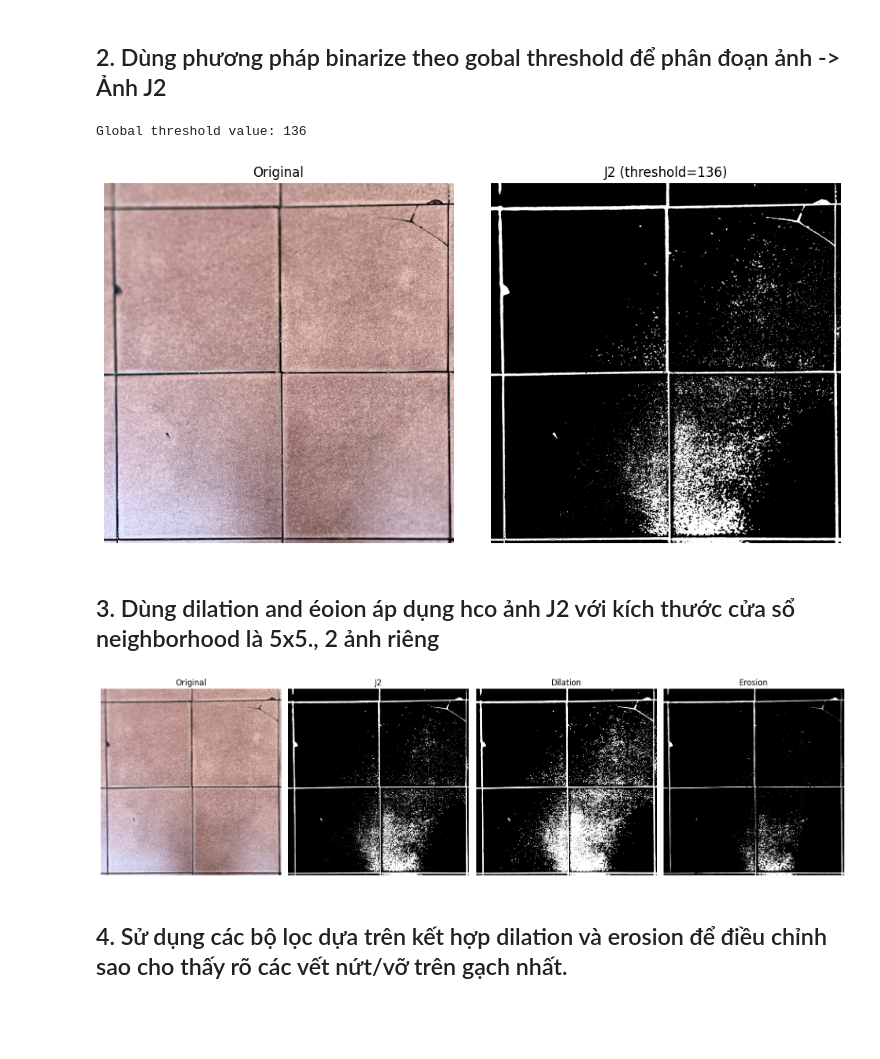
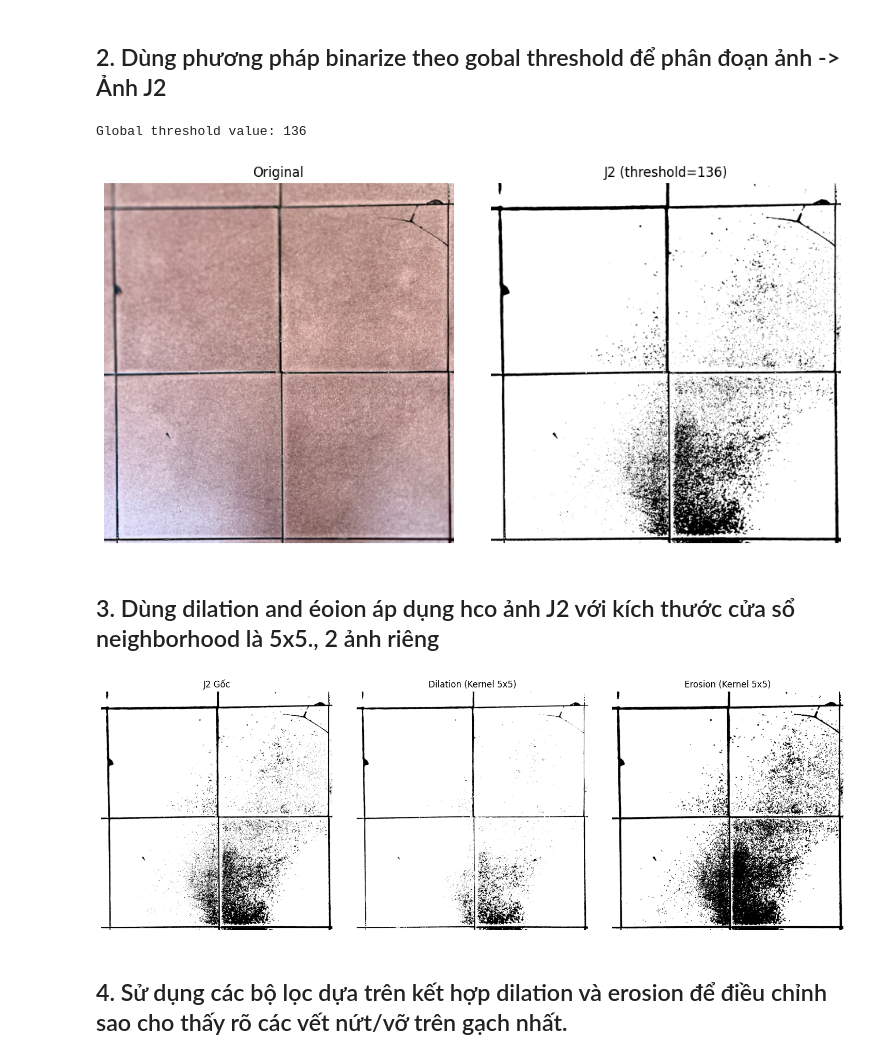
Before and after one commit to Sura3607/imageProcessing, a Jupyter notebook: lab4/lab4.ipynb, the cells around one changed output. Saved outputs shown, nothing was run; the diff lists cells and outputs as text; code cells hidden in the pictures; blank space fills up the shorter version.

```diff
--- a/lab4/lab4.ipynb
+++ b/lab4/lab4.ipynb
@@ -42,43 +42,48 @@ def show_images(panels, figsize=None):
 # %% [markdown]
 ## 1. Dùng camera chụp ảnh nền gạch, có gạch nứt/vỡ
 # %%
-image_path = Path("image.jpg")
-original_bgr = cv2.imread(str(image_path))
+image_path = "image.jpg"
+original_bgr = cv2.imread(image_path)
 if original_bgr is None:
     raise FileNotFoundError(f"Cannot load {image_path}")
 
-original_rgb = cv2.cvtColor(original_bgr, cv2.COLOR_BGR2RGB)
-original_gray = cv2.cvtColor(original_bgr, cv2.COLOR_BGR2GRAY)
+img = cv2.cvtColor(original_bgr, cv2.COLOR_BGR2RGB)
+gray = cv2.cvtColor(original_bgr, cv2.COLOR_BGR2GRAY)
 
-show_images([("Original", original_rgb), ("Grayscale", original_gray)])
+show_images([("Original", img), ("Grayscale", gray)])
 # %% [output]
 [figure]
 # %% [markdown]
 ## 2. Dùng phương pháp binarize theo gobal threshold để phân đoạn ảnh -> Ảnh J2
 # %%
-threshold_value, j2 = cv2.threshold(original_gray, 0, 255, cv2.THRESH_BINARY_INV)
-print(f"Global threshold value: {threshold_value:.0f}")
+ret, J2 = cv2.threshold(gray, 0, 255, cv2.THRESH_BINARY + cv2.THRESH_OTSU)
+print(f"Global threshold value: {ret:.0f}")
 show_images(
-    [("Original", original_rgb), (f"J2 (threshold={threshold_value:.0f})", j2)],
+    [("Original", img), (f"J2 (threshold={ret:.0f})", J2)],
     figsize=(10, 5),
 )
 # %% [output]
 Global threshold value: 136
-[figure, old version]
+[figure, new version]
 # %% [markdown]
 ## 3. Dùng dilation and éoion áp dụng hco ảnh J2 với kích thước cửa sổ neighborhood là 5x5., 2 ảnh riêng
 # %%
-kernel5 = np.ones((5, 5), np.uint8)
+# Tạo kernel 5x5
+kernel_5x5 = np.ones((5, 5), np.uint8)
 
-j3_dilate = cv2.dilate(j2, kernel5, iterations=1)
-j3_erode = cv2.erode(j2, kernel5, iterations=1)
+# Dilation: Phình to các vùng trắng (nền gạch), làm thu hẹp/mất đi các vết nứt đen
+dilated_J2 = cv2.dilate(J2, kernel_5x5, iterations=1)
 
-show_images(
-    [("Original", original_rgb), ("J2", j2), ("Dilation", j3_dilate), ("Erosion", j3_erode)],
-    figsize=(16, 5),
-)
+# Erosion: Ăn mòn các vùng trắng (nền gạch), làm các vết nứt đen phình to ra
+eroded_J2 = cv2.erode(J2, kernel_5x5, iterations=1)
+
+show_images([
+    ("J2 Gốc", J2),
+    ("Dilation (Kernel 5x5)", dilated_J2),
+    ("Erosion (Kernel 5x5)", eroded_J2)
+], figsize=(15, 5))
 # %% [output]
-[figure, old version]
+[figure, new version]
 # %% [markdown]
 ## 4. Sử dụng các bộ lọc dựa trên kết hợp dilation và erosion để điều chỉnh sao cho thấy rõ các vết nứt/vỡ trên gạch nhất.
 # %%
```
Also changed, not shown: parts of 4 cells of this notebook.
